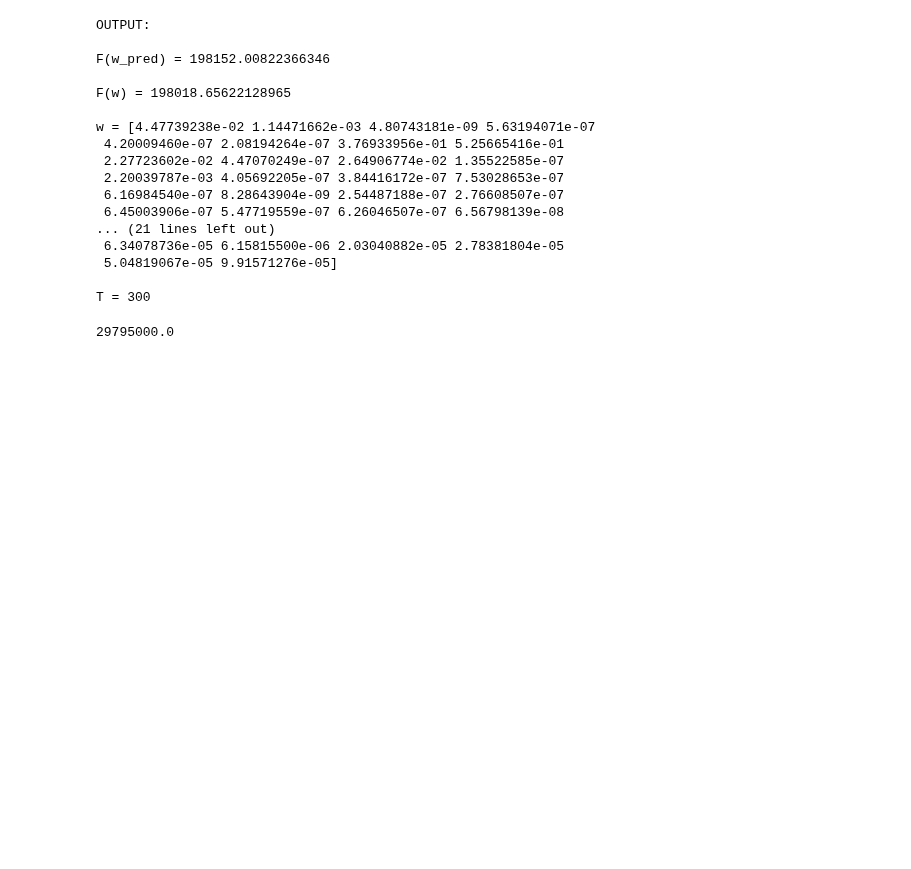
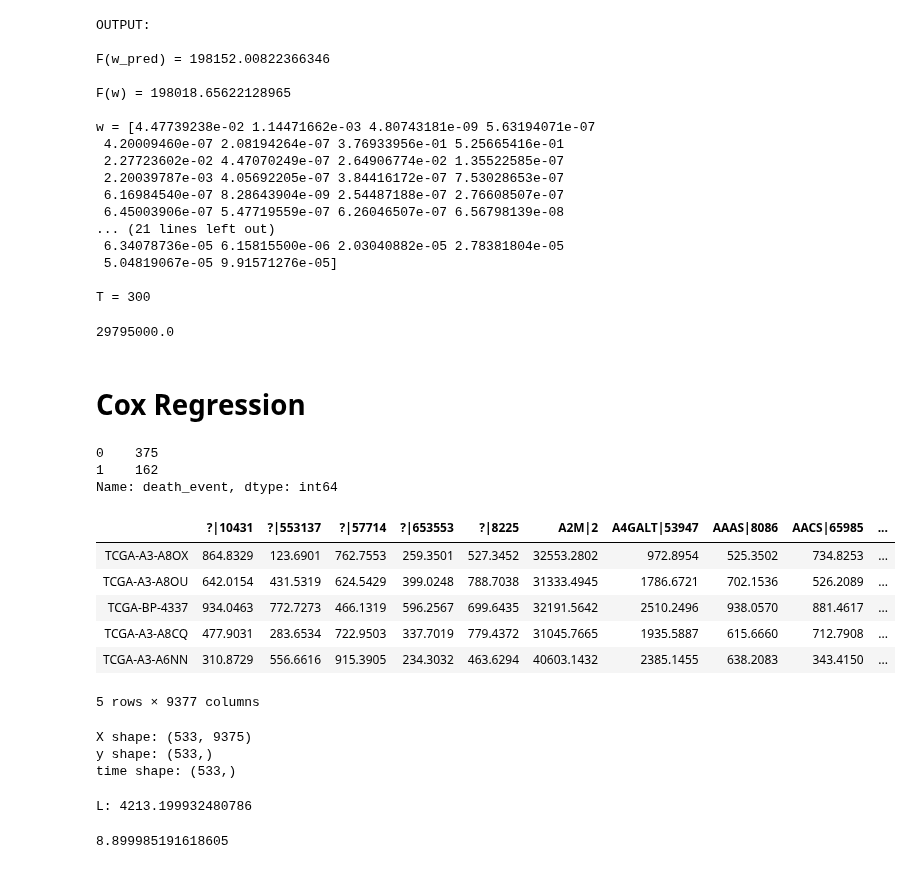
Before and after one commit to liacov/OPTproj, a Jupyter notebook: Notebooks/LassoRegression.ipynb, the cells around one changed output. Drawn from its saved outputs; the diff is of its cells as text; code cells hidden in the pictures; blank space fills up the shorter version.

```diff
--- a/Notebooks/LassoRegression.ipynb
+++ b/Notebooks/LassoRegression.ipynb
@@ -406,3 +422,5 @@ m = lambda t: t * (t+1) / 2*1 * np.max([(d+5)*1*100, d+3])
 m(100)
 # %% [output]
 29795000.0
+# %% [markdown]
+# Cox Regression
@@ -408,0 +435,24 @@ m(100)
+# %%
+clinical = clinical.set_index(clinical["IDs"], drop=True).iloc[:,:-1]
+# %%
+clinical["death_event"].value_counts()
+# %% [output]
+0    375
+1    162
+Name: death_event, dtype: int64
+# %%
+data = data.T
+# %%
+df = data.merge(clinical, left_index= True, right_index = True)
+# %%
+df = df.sort_values(by = "new_death")
+# %%
+df.head()
+# %% [output]
+|  | ?|10431 | ?|553137 | ?|57714 | ?|653553 | ?|8225 | A2M|2 | A4GALT|53947 | AAAS|8086 | AACS|65985 | ... |
+| TCGA-A3-A8OX | 864.8329 | 123.6901 | 762.7553 | 259.3501 | 527.3452 | 32553.2802 | 972.8954 | 525.3502 | 734.8253 | ... |
+| TCGA-A3-A8OU | 642.0154 | 431.5319 | 624.5429 | 399.0248 | 788.7038 | 31333.4945 | 1786.6721 | 702.1536 | 526.2089 | ... |
+| TCGA-BP-4337 | 934.0463 | 772.7273 | 466.1319 | 596.2567 | 699.6435 | 32191.5642 | 2510.2496 | 938.0570 | 881.4617 | ... |
+| TCGA-A3-A8CQ | 477.9031 | 283.6534 | 722.9503 | 337.7019 | 779.4372 | 31045.7665 | 1935.5887 | 615.6660 | 712.7908 | ... |
+| TCGA-A3-A6NN | 310.8729 | 556.6616 | 915.3905 | 234.3032 | 463.6294 | 40603.1432 | 2385.1455 | 638.2083 | 343.4150 | ... |
+5 rows × 9377 columns
@@ -408,0 +463,6 @@ m(100)
+# %%
+print(f"X shape: {X.shape}\ny shape: {y.shape}\ntime shape: {time.shape}")
+# %% [output]
+X shape: (533, 9375)
+y shape: (533,)
+time shape: (533,)
@@ -408,0 +489,18 @@ m(100)
+# %%
+# initialize prarameters for the algorithm
+# stating point
+np.random.seed(7)
+w0 = np.random.rand(d)
+w0 = w0/np.sum(w0) * np.random.rand(1) *10
+#print(w0)
+#print(F(w0))
+
+# Lipschitz constant computation
+L = 2/X.shape[0] * np.linalg.norm(X.T @ X)
+print(f"L: {L}")
+# %% [output]
+L: 4213.199932480786
+# %%
+np.linalg.norm(w0, 1)
+# %% [output]
+8.899985191618605
```
Also changed, not shown: parts of 24 cells of this notebook, 3 other files.
